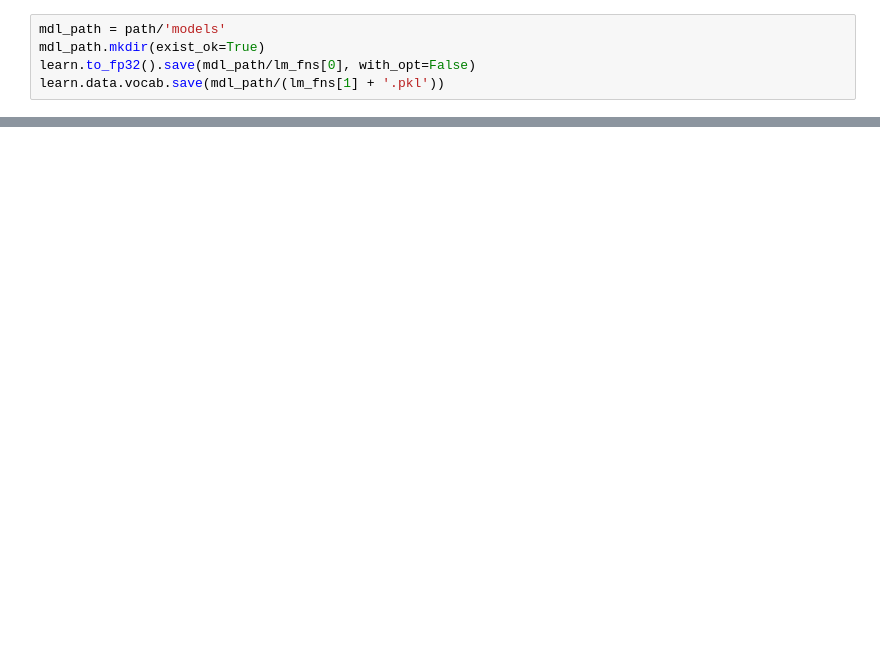
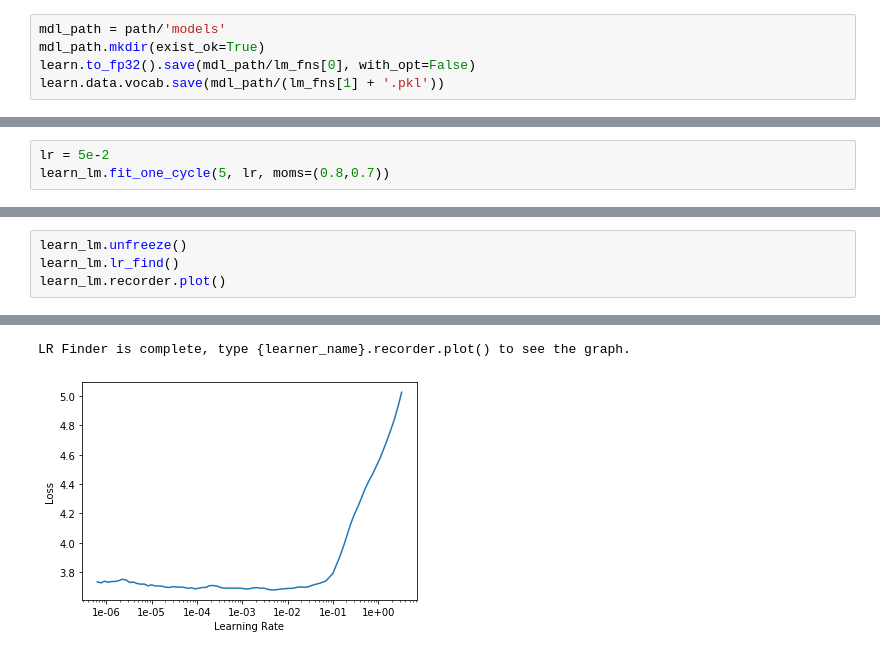
Before and after one commit to Sylar257/Non-English-language-NLP, a Jupyter notebook: Training of backward Vietnamese language model.ipynb, the cells around one changed output, grey strips where cells are left out. Cells and saved outputs as stored; diff of their text form; blank space fills up the shorter version.

```diff
--- a/Training of backward Vietnamese language model.ipynb
+++ b/Training of backward Vietnamese language model.ipynb
@@ -91,0 +146,3 @@ learn.data.vocab.save(mdl_path/(lm_fns[1] + '.pkl'))
+# %%
+lr = 5e-2
+learn_lm.fit_one_cycle(5, lr, moms=(0.8,0.7))
@@ -91,0 +156,5 @@ learn.data.vocab.save(mdl_path/(lm_fns[1] + '.pkl'))
+# %%
+learn_lm.unfreeze()
+learn_lm.lr_find()
+learn_lm.recorder.plot()
+# %% [output]
@@ -91,0 +162,2 @@ learn.data.vocab.save(mdl_path/(lm_fns[1] + '.pkl'))
+LR Finder is complete, type {learner_name}.recorder.plot() to see the graph.
+[figure, added]
```
Also changed, not shown: parts of 25 cells of this notebook, 1 other file.
